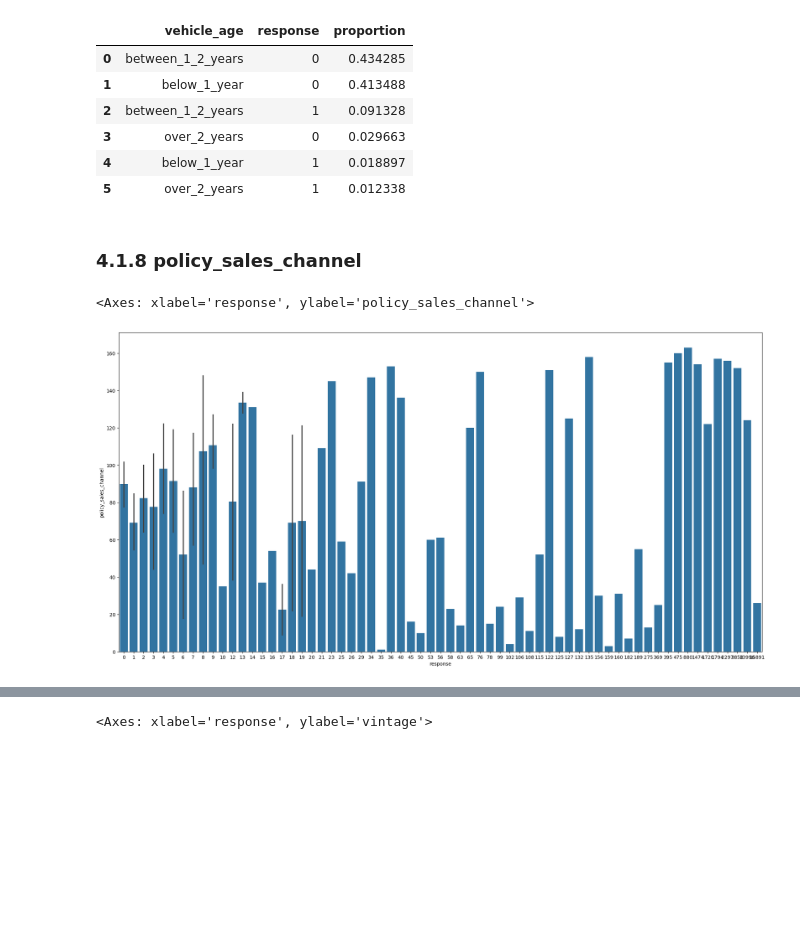
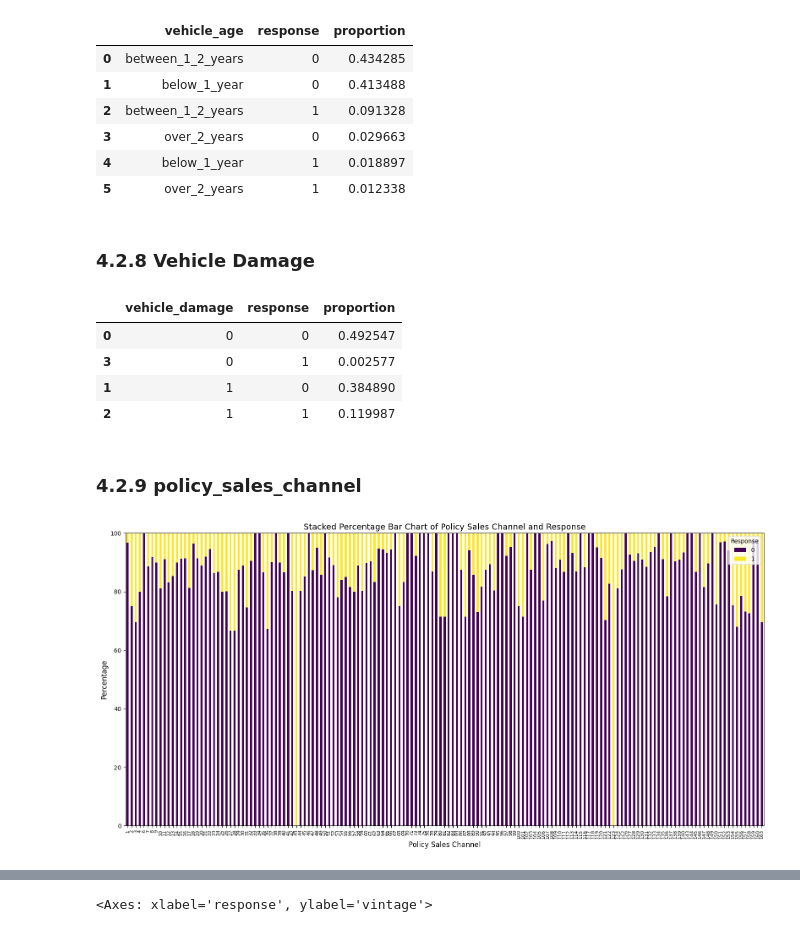
Before and after one commit to Eduardo7copasx/Propencao_compra_seguradora, a Jupyter notebook: notebooks/projeto.ipynb, the cells around one changed output, grey strips where cells are left out. Cells and saved outputs as stored; diff of their text form; code cells hidden in the pictures; blank space fills up the shorter version.

```diff
--- a/notebooks/projeto.ipynb
+++ b/notebooks/projeto.ipynb
@@ -277,12 +709,44 @@ df4[['vehicle_age','response']].value_counts(normalize=True).reset_index()
 | 3 | over_2_years | 0 | 0.029663 |
 | 4 | below_1_year | 1 | 0.018897 |
 | 5 | over_2_years | 1 | 0.012338 |
+# %% [markdown]
+### 4.2.8 Vehicle Damage
+# %%
+# Clientes que já tiveram o veículo danificado apresentam maior tendência de contratar o seguro em comparação com clientes que não tiveram danos no veículo.
+
+df4[['vehicle_damage', 'response']].value_counts(normalize=True).reset_index().sort_values('vehicle_damage')
+# %% [output]
+|  | vehicle_damage | response | proportion |
+| 0 | 0 | 0 | 0.492547 |
+| 3 | 0 | 1 | 0.002577 |
+| 1 | 1 | 0 | 0.384890 |
+| 2 | 1 | 1 | 0.119987 |
 # %% [markdown]
-### 4.1.8 policy_sales_channel
+### 4.2.9 policy_sales_channel
 # %%
-aux5 = df4[['policy_sales_channel','response']].groupby('policy_sales_channel').sum().reset_index()
-plt.figure(figsize=(24,12))
-sns.barplot(x='response', y='policy_sales_channel', data=aux5)
+# Essa variável não forma grupos ou clusters bem definidos.
+
+# Isoladamente, ela não parece ser muito relevante. No entanto, pode apresentar algum valor quando combinada com outras variáveis.
+
+stacked_data = (df4.groupby(['policy_sales_channel', 'response']).size()
+                .unstack(fill_value=0))
+
+stacked_data_percentage = stacked_data.div(stacked_data.sum(axis=1),
+                                           axis=0) * 100
+
+stacked_data_percentage.plot(kind='bar', stacked=True, figsize=(16, 8),
+                             colormap='viridis')
+
+plt.title('Stacked Percentage Bar Chart of Policy Sales Channel and Response',
+          fontsize=14)
+plt.xlabel('Policy Sales Channel', fontsize=12)
+plt.ylabel('Percentage', fontsize=12)
+plt.legend(title='Response', loc='upper right', fontsize=10)
+plt.xticks(range(len(stacked_data_percentage.index)),
+           labels=stacked_data_percentage.index.astype(int),
+           rotation=90, fontsize=8)
+plt.tight_layout()
+
+plt.show()
 # %% [output]
-<Axes: xlabel='response', ylabel='policy_sales_channel'>
-[figure, old version]
+[figure, new version]
```
Also changed, not shown: parts of 92 cells of this notebook, 14 other files.
